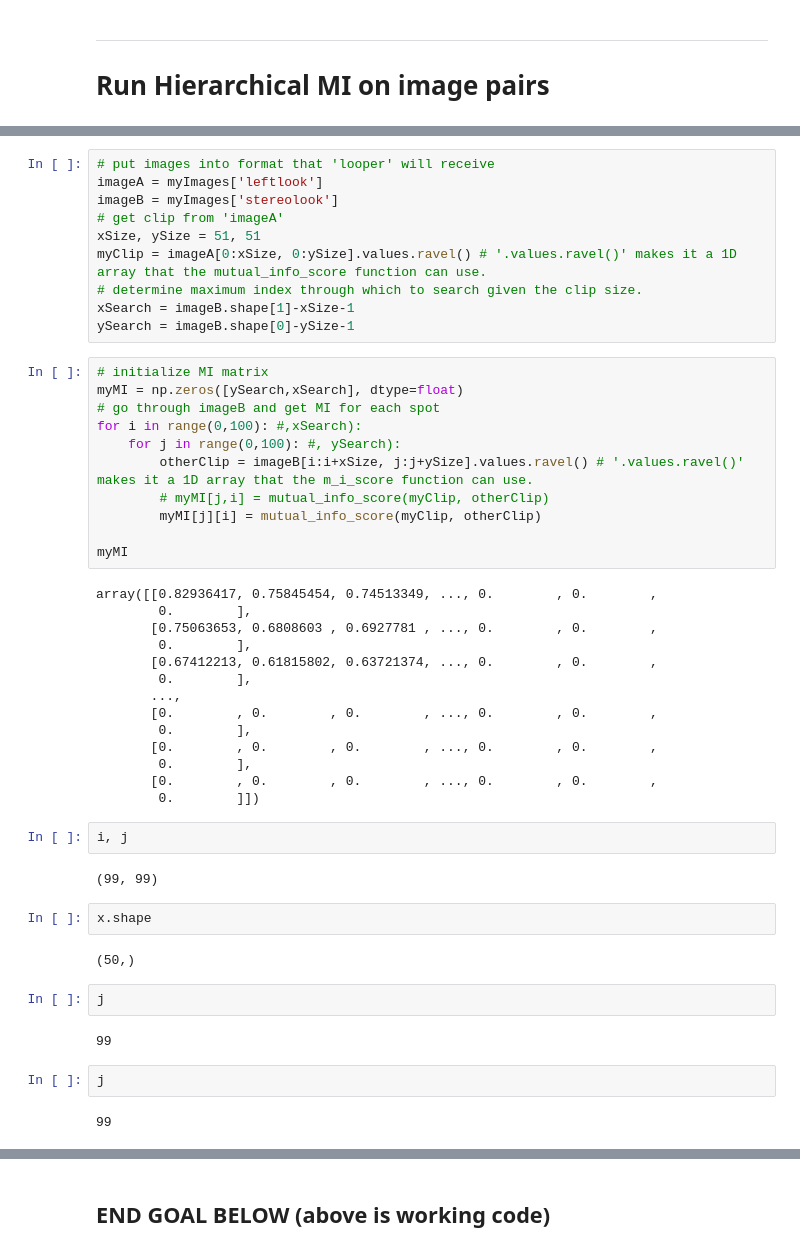
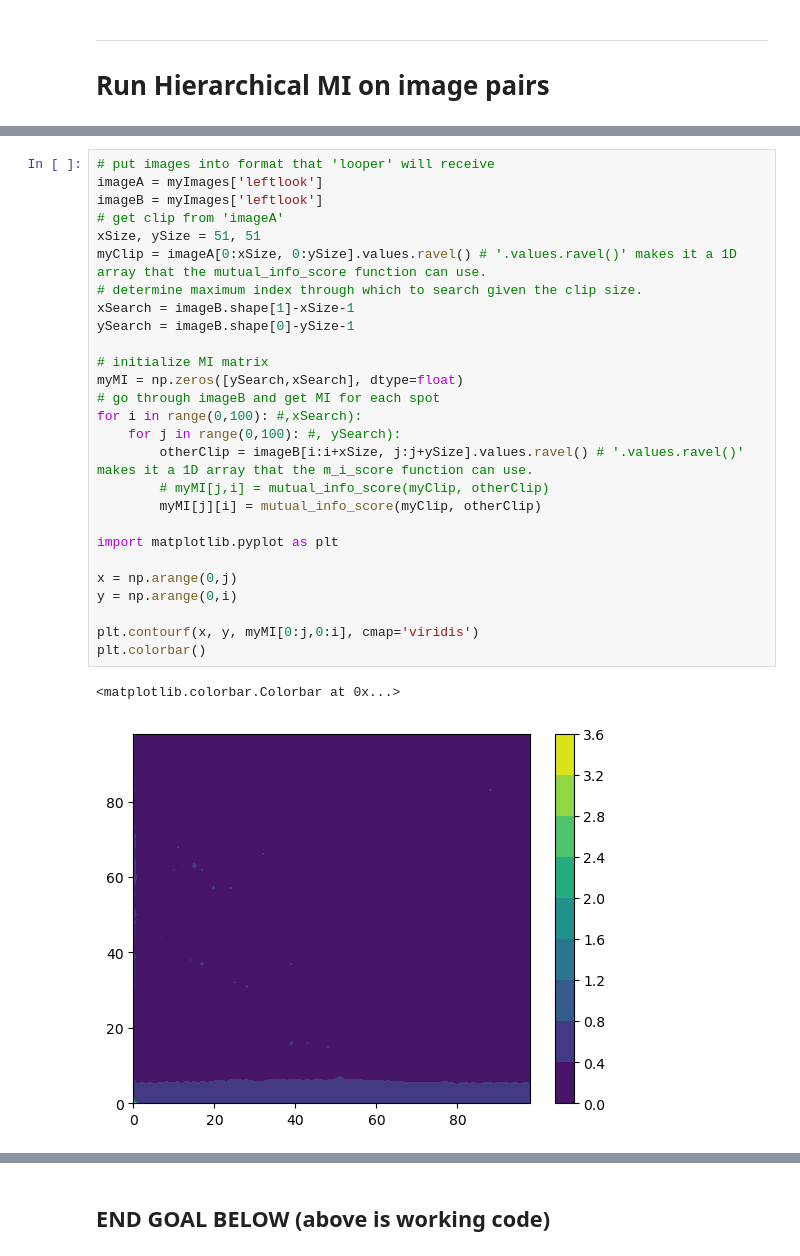
Before and after one commit to knicely/MISDT, a Jupyter notebook: MISDT.ipynb, the cells around one changed output, grey strips where cells are left out. Drawn from its saved outputs; the diff is of its cells as text.

```diff
--- a/MISDT.ipynb
+++ b/MISDT.ipynb
@@ -313,51 +380,30 @@ In this step, the digital values are re-binned into a smaller subset. This is do
 # %%
 # put images into format that 'looper' will receive
 imageA = myImages['leftlook']
-imageB = myImages['stereolook']
+imageB = myImages['leftlook']
 # get clip from 'imageA'
 xSize, ySize = 51, 51
 myClip = imageA[0:xSize, 0:ySize].values.ravel() # '.values.ravel()' makes it a 1D array that the mutual_info_score function can use.
 # determine maximum index through which to search given the clip size.
 xSearch = imageB.shape[1]-xSize-1
 ySearch = imageB.shape[0]-ySize-1
+
+# initialize MI matrix
+myMI = np.zeros([ySearch,xSearch], dtype=float)
+# go through imageB and get MI for each spot
+for i in range(0,100): #,xSearch):
+    for j in range(0,100): #, ySearch):
+        otherClip = imageB[i:i+xSize, j:j+ySize].values.ravel() # '.values.ravel()' makes it a 1D array that the m_i_score function can use.
+        # myMI[j,i] = mutual_info_score(myClip, otherClip)
+        myMI[j][i] = mutual_info_score(myClip, otherClip)
+
+import matplotlib.pyplot as plt
+
+x = np.arange(0,j)
+y = np.arange(0,i)
+
+plt.contourf(x, y, myMI[0:j,0:i], cmap='viridis')
+plt.colorbar()
+# %% [output]
+<matplotlib.colorbar.Colorbar at 0x...>
+[figure, added]
-# %%
-# initialize MI matrix
-myMI = np.zeros([ySearch,xSearch], dtype=float)
-# go through imageB and get MI for each spot
-for i in range(0,100): #,xSearch):
-    for j in range(0,100): #, ySearch):
-        otherClip = imageB[i:i+xSize, j:j+ySize].values.ravel() # '.values.ravel()' makes it a 1D array that the m_i_score function can use.
-        # myMI[j,i] = mutual_info_score(myClip, otherClip)
-        myMI[j][i] = mutual_info_score(myClip, otherClip)
-
-myMI
-# %% [output]
-array([[0.82936417, 0.75845454, 0.74513349, ..., 0.        , 0.        ,
-        0.        ],
-       [0.75063653, 0.6808603 , 0.6927781 , ..., 0.        , 0.        ,
-        0.        ],
-       [0.67412213, 0.61815802, 0.63721374, ..., 0.        , 0.        ,
-        0.        ],
-       ...,
-       [0.        , 0.        , 0.        , ..., 0.        , 0.        ,
-        0.        ],
-       [0.        , 0.        , 0.        , ..., 0.        , 0.        ,
-        0.        ],
-       [0.        , 0.        , 0.        , ..., 0.        , 0.        ,
-        0.        ]])
-# %%
-i, j
-# %% [output]
-(99, 99)
-# %%
-x.shape
-# %% [output]
-(50,)
-# %%
-j
-# %% [output]
-99
-# %%
-j
-# %% [output]
-99
```
Also changed, not shown: parts of 18 cells of this notebook.
